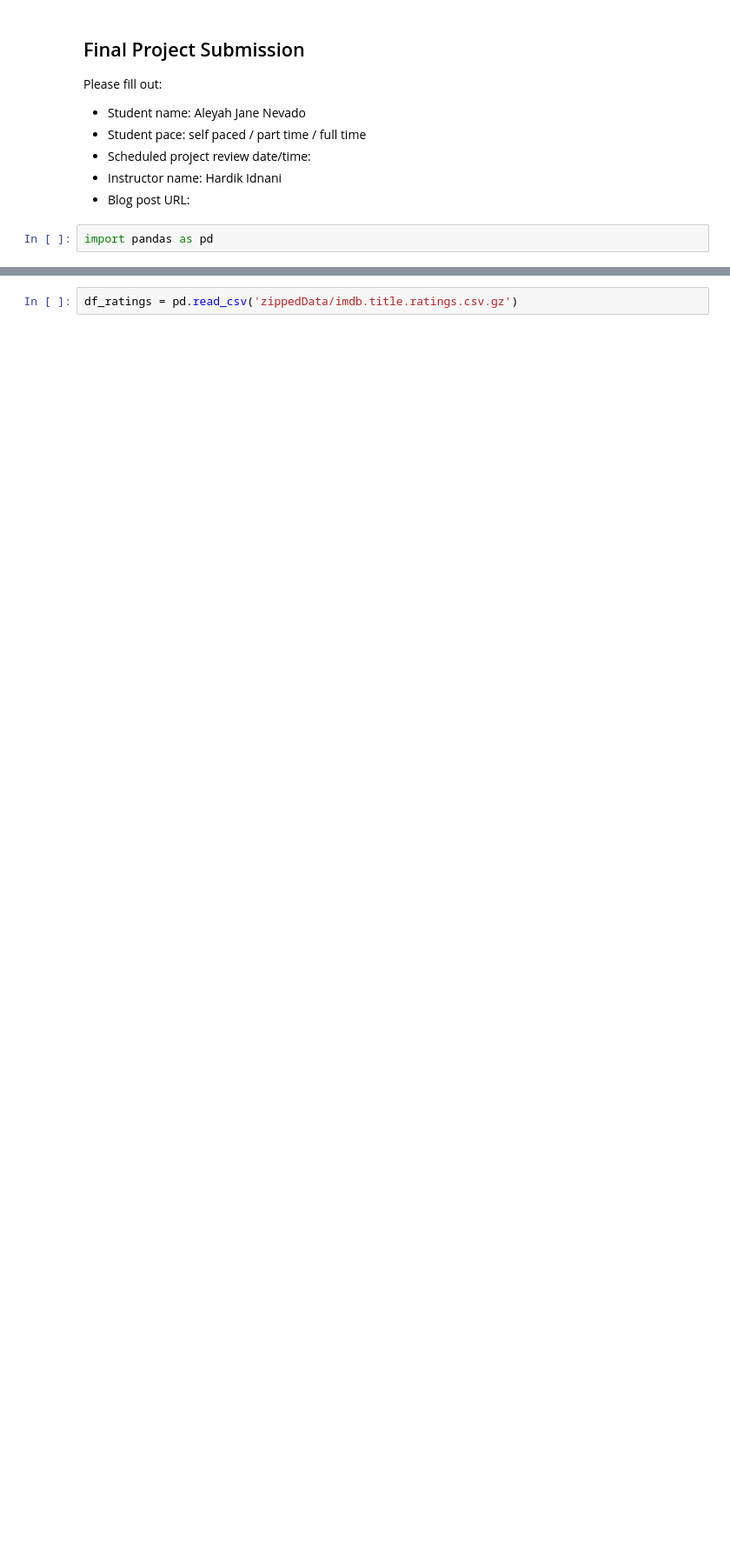
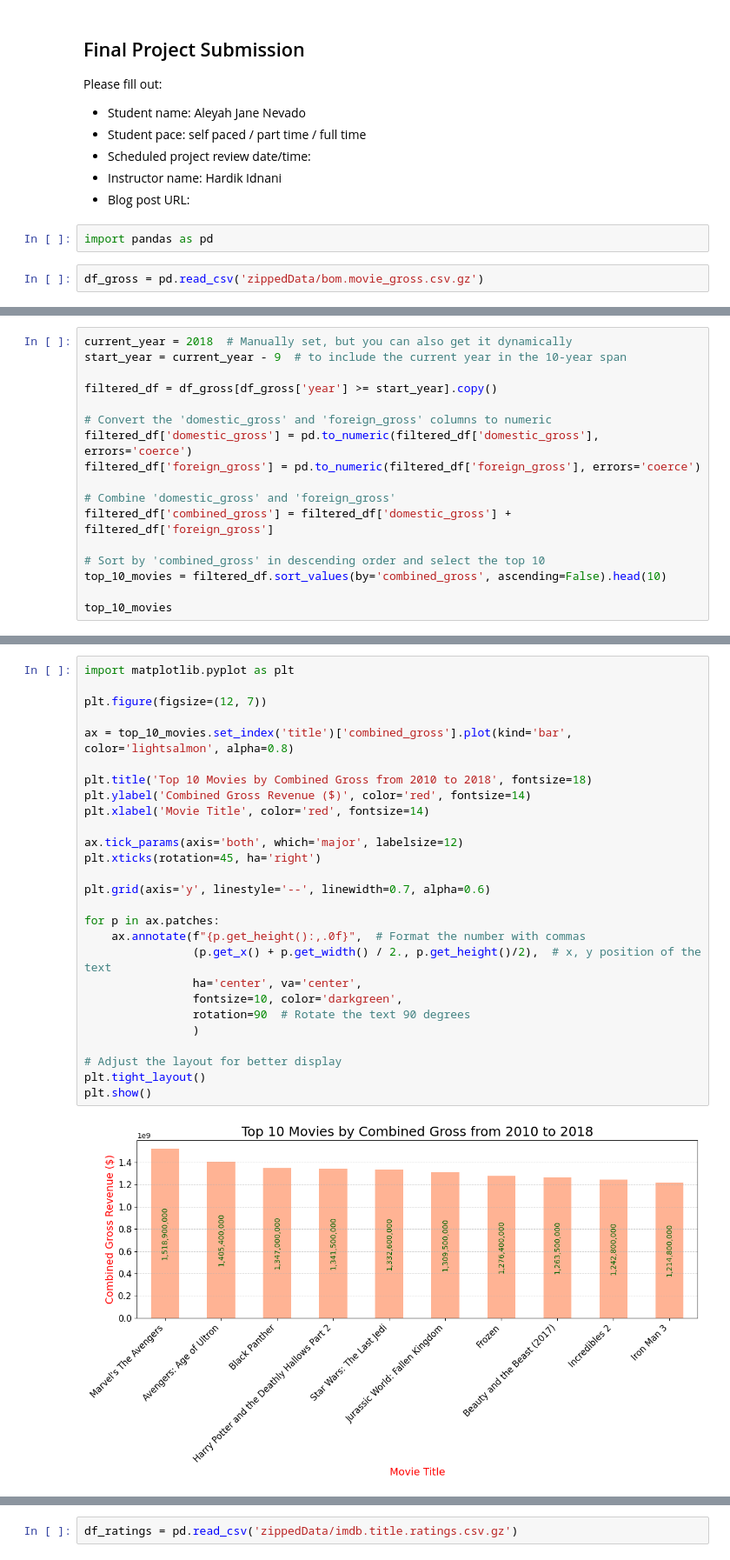
Before and after one commit to aleenevado/DAT8_Project1_Pandas, a Jupyter notebook: student.ipynb, the cells around one changed output, grey strips where cells are left out. Shown at 87% size. Saved outputs shown, nothing was run; the diff lists cells and outputs as text; blank space fills up the shorter version.

```diff
--- a/student.ipynb
+++ b/student.ipynb
@@ -9,3 +9,5 @@ Please fill out:
 * Blog post URL:
 # %%
 import pandas as pd
+# %%
+df_gross = pd.read_csv('zippedData/bom.movie_gross.csv.gz')
@@ -11,0 +30,17 @@ import pandas as pd
+# %%
+current_year = 2018  # Manually set, but you can also get it dynamically
+start_year = current_year - 9  # to include the current year in the 10-year span
+
+filtered_df = df_gross[df_gross['year'] >= start_year].copy()
+
+# Convert the 'domestic_gross' and 'foreign_gross' columns to numeric
+filtered_df['domestic_gross'] = pd.to_numeric(filtered_df['domestic_gross'], errors='coerce')
+filtered_df['foreign_gross'] = pd.to_numeric(filtered_df['foreign_gross'], errors='coerce')
+
+# Combine 'domestic_gross' and 'foreign_gross'
+filtered_df['combined_gross'] = filtered_df['domestic_gross'] + filtered_df['foreign_gross']
+
+# Sort by 'combined_gross' in descending order and select the top 10
+top_10_movies = filtered_df.sort_values(by='combined_gross', ascending=False).head(10)
+
+top_10_movies
@@ -11,0 +59,29 @@ import pandas as pd
+# %%
+import matplotlib.pyplot as plt
+
+plt.figure(figsize=(12, 7))
+
+ax = top_10_movies.set_index('title')['combined_gross'].plot(kind='bar', color='lightsalmon', alpha=0.8)
+
+plt.title('Top 10 Movies by Combined Gross from 2010 to 2018', fontsize=18)
+plt.ylabel('Combined Gross Revenue ($)', color='red', fontsize=14)
+plt.xlabel('Movie Title', color='red', fontsize=14)
+
+ax.tick_params(axis='both', which='major', labelsize=12)
+plt.xticks(rotation=45, ha='right')
+
+plt.grid(axis='y', linestyle='--', linewidth=0.7, alpha=0.6)
+
+for p in ax.patches:
+    ax.annotate(f"{p.get_height():,.0f}",  # Format the number with commas
+                (p.get_x() + p.get_width() / 2., p.get_height()/2),  # x, y position of the text
+                ha='center', va='center',
+                fontsize=10, color='darkgreen',
+                rotation=90  # Rotate the text 90 degrees
+                )
+
+# Adjust the layout for better display
+plt.tight_layout()
+plt.show()
+# %% [output]
+[figure, added]
```
Also changed, not shown: parts of 17 cells of this notebook, 1 other file.
